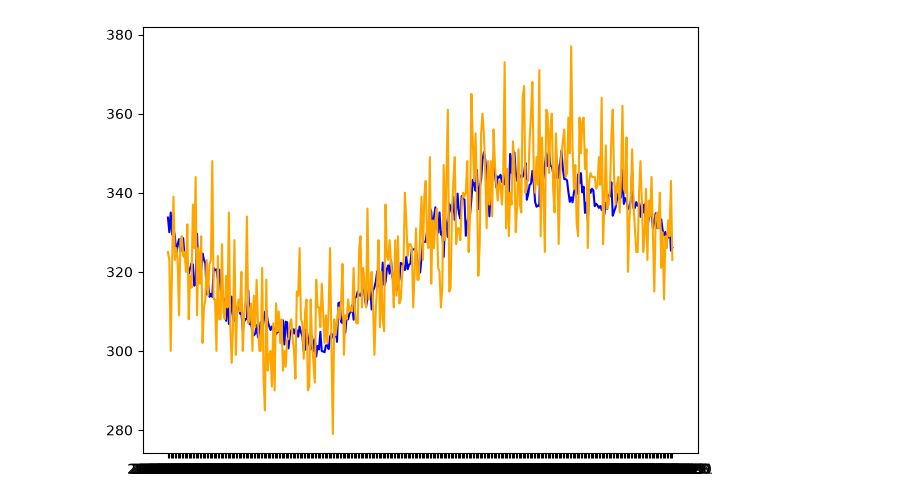
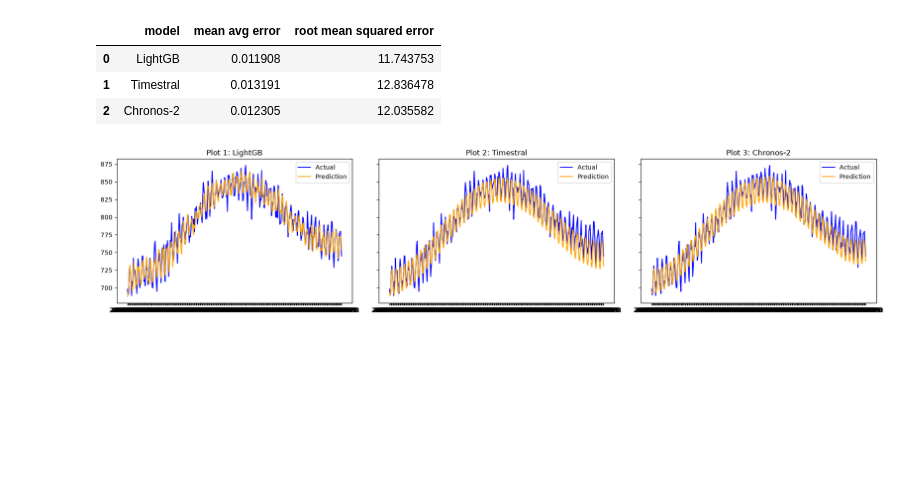
Before and after one commit to rkalchik935/Time-Series, a Jupyter notebook: time-series-comparison.ipynb, the cells around one changed output. Saved outputs shown, nothing was run; the diff lists cells and outputs as text; code cells hidden in the pictures; blank space fills up the shorter version.

Commit message:
implemented Chronos-2 prediction (without covariates) compared predictive power of the 3 models with mean average error, root mean squared error plotted model predictions side-by-side organised code

```diff
--- a/time-series-comparison.ipynb
+++ b/time-series-comparison.ipynb
@@ -81,8 +70,0 @@ RMSE: 11.18523378078741
-# %%
-import matplotlib.pyplot as plt
-
-plt.plot(test_data['Date'], y_pred, color='blue')
-plt.plot(test_data['Date'], y_test, color='orange')
-plt.tight_layout()
-# %% [output]
-[figure, removed]
@@ -88,0 +86,71 @@ plt.tight_layout()
+# %%
+from chronos import Chronos2Pipeline
+
+pipeline = Chronos2Pipeline.from_pretrained("amazon/chronos-2", device_map="cpu")
+
+train_data['id_column'] = "series_1"
+
+pred_df = pipeline.predict_df(
+    train_data,
+    prediction_length=365,
+    target="number_sold",
+    id_column="id_column",
+    timestamp_column="Date",
+    quantile_levels=[0.1, 0.5, 0.9])
+
+
+chronos_pred = pred_df['predictions']
+# %%
+from sklearn.metrics import mean_absolute_percentage_error, mean_squared_error
+
+def mae_rmse(test, pred):
+    mae = mean_absolute_percentage_error(test, pred)
+    rmse = np.sqrt(mean_squared_error(test, pred))
+    return mae, rmse
+
+lgb1, lgb2 = mae_rmse(y_test, lgb_pred)
+timestral1, timestral2 = mae_rmse(y_test, timestral_pred)
+chronos1, chronos2 = mae_rmse(y_test, chronos_pred)
+
+results = []
+
+
+for model, mae, rmse in (['LightGB', lgb1, lgb2], ['Timestral', timestral1, timestral2], ['Chronos-2', chronos1, chronos2]):
+    results.append({
+        "model" : model,
+        "mean avg error" : mae,
+        "root mean squared error" : rmse
+        })
+
+pd.DataFrame(results)
+# %% [output]
+|  | model | mean avg error | root mean squared error |
+| 0 | LightGB | 0.011908 | 11.743753 |
+| 1 | Timestral | 0.013191 | 12.836478 |
+| 2 | Chronos-2 | 0.012305 | 12.035582 |
+# %%
+import matplotlib.pyplot as plt
+
+lower, upper = pred_df['0.1'], pred_df['0.9']
+
+predictions = np.stack([lgb_pred, timestral_pred, chronos_pred])
+
+
+def plotter(n_plots, date_col, test_col, pred_col, titles=['LightGB', 'Timestral', 'Chronos-2']):
+    fig, axes = plt.subplots(1, n_plots, figsize=(18, 4), sharex=True, sharey=True)
+
+    for i in range(n_plots):
+        axes[i].plot(date_col, test_col, color='blue', label='Actual')
+        axes[i].plot(date_col, pred_col[i], color='orange', label='Prediction')
+        axes[i].set_title(f'Plot {i+1}: {titles[i]}')
+
+    for ax in axes:
+        ax.legend()
+
+    # fig.autofmt_xdate()  # tilt the date labels so they do not overlap
+    fig.tight_layout()
+    plt.show()
+
+plotter(3, test_data['Date'], y_test, predictions)
+# %% [output]
+[figure, added]
```
Also changed, not shown: parts of 5 cells of this notebook.
